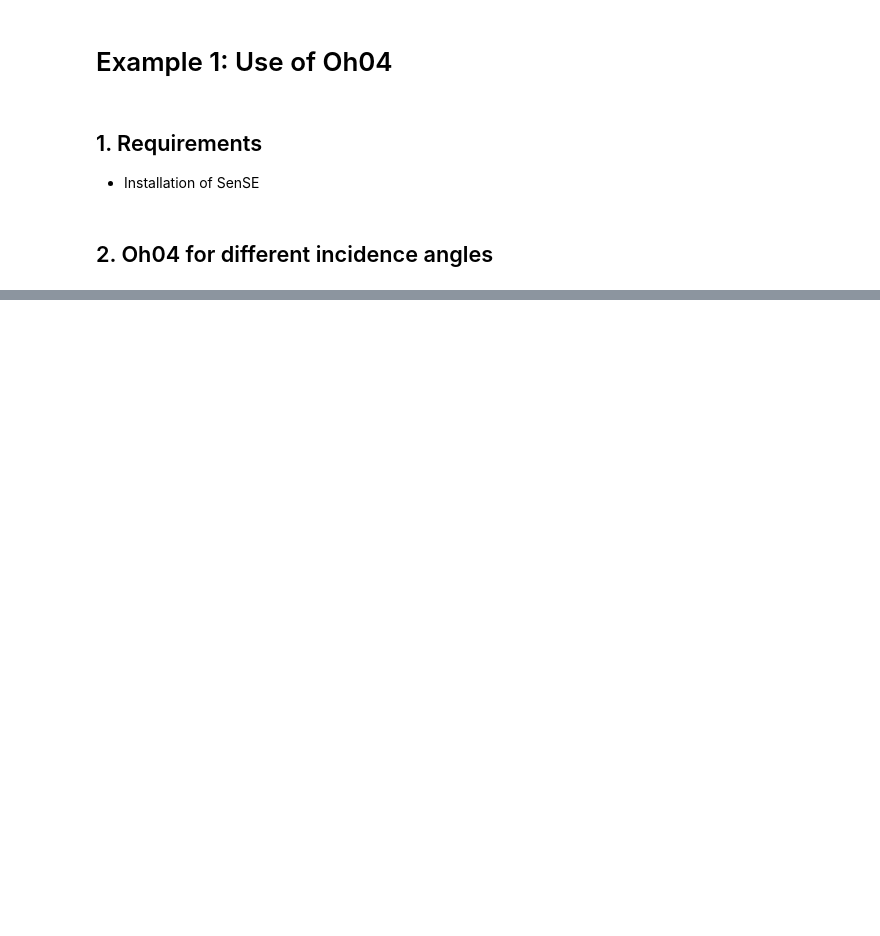
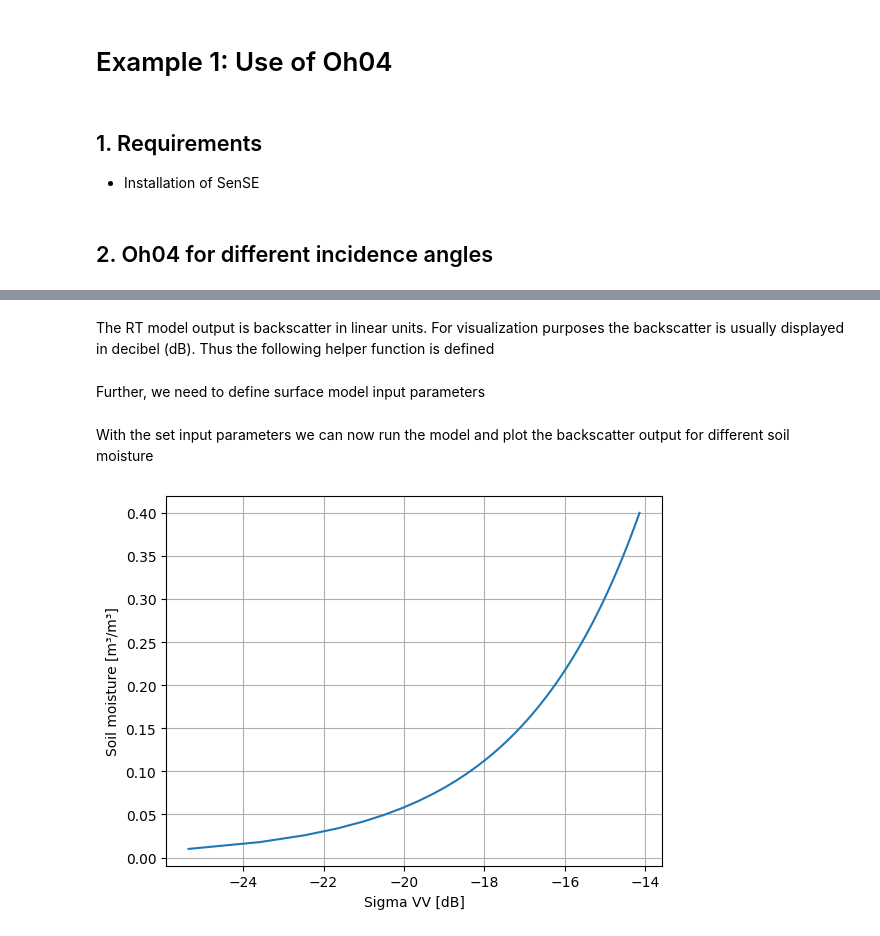
Before and after one commit to McWhity/sense, a Jupyter notebook: docs/notebooks/Oh04.ipynb, the cells around one changed output, grey strips where cells are left out. Cells and saved outputs as stored; diff of their text form; code cells hidden in the pictures; blank space fills up the shorter version.

```diff
--- a/docs/notebooks/Oh04.ipynb
+++ b/docs/notebooks/Oh04.ipynb
@@ -15,14 +17,33 @@ from sense.surface import Oh92, Oh04
 from sense.util import f2lam
+# %% [markdown]
+The RT model output is backscatter in linear units. For visualization purposes the backscatter is usually displayed in decibel (dB). Thus the following helper function is defined
 # %%
 # Helper function
 #------------------
 def db(x):
     return 10.*np.log10(x)
+# %% [markdown]
+Further, we need to define surface model input parameters
 # %%
-# Input data
-#-------------
-f  = 5.3 # GHz
+# Input data for RT surface model Oh04
+#--------------------------------------
+f  = 5.3 # Frequency [GHz]
 lam = f2lam(f)  # wavelength [m]
-k = 2.*np.pi/lam
-mv = np.linspace(0.01,0.4)
-theta = np.deg2rad(40)
+k = 2.*np.pi/lam # radar wave number
+mv = np.linspace(0.01,0.4) # soil moisture [m³/m³]
+theta = np.deg2rad(40) # incidence angle [radians]
+s = 0.3/100. # surface roughness [m]
+ks = k * s
+# %% [markdown]
+With the set input parameters we can now run the model and plot the backscatter output for different soil moisture
+# %%
+# run the model
+Oh = Oh04(mv, ks, theta)
+
+# plot the backscatter
+plt.plot(db(Oh.vv), mv)
+plt.xlabel('Sigma VV [dB]')
+plt.ylabel('Soil moisture [m³/m³]')
+plt.grid()
+# %% [output]
+[figure, added]
```
Also changed, not shown: parts of 6 cells of this notebook, 10 other files.
